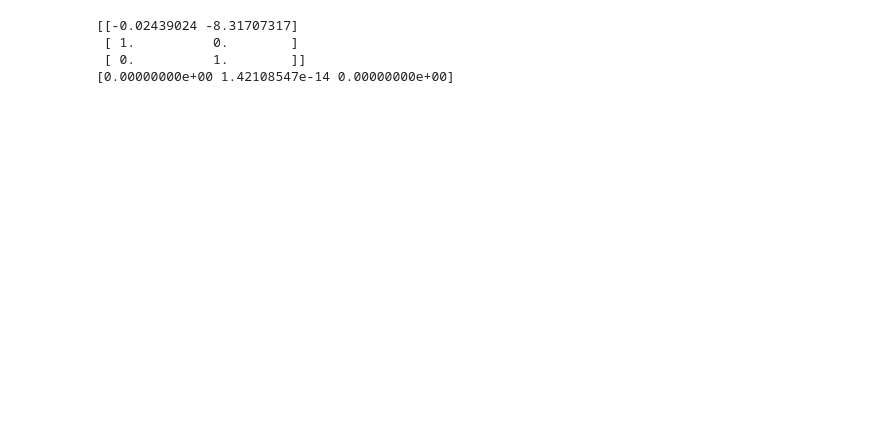
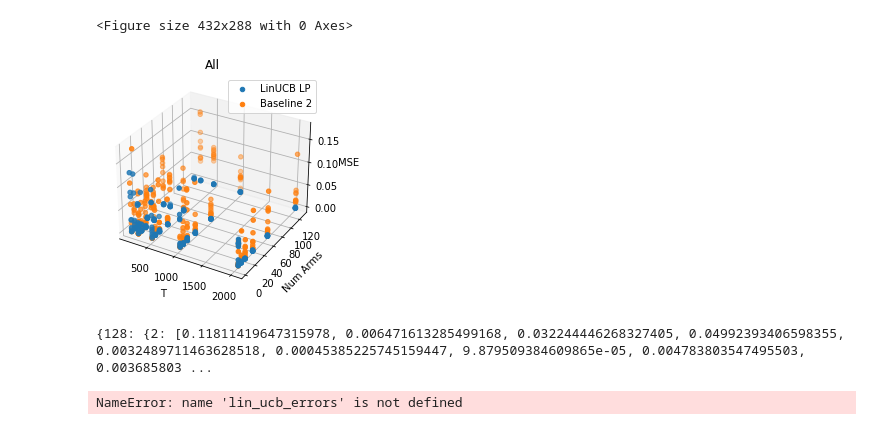
Before and after one commit to EtashGuha/InvLinUCB, a Jupyter notebook: LinUCB.ipynb, the cells around one changed output. Saved outputs shown, nothing was run; the diff lists cells and outputs as text; code cells hidden in the pictures; blank space fills up the shorter version.

```diff
--- a/LinUCB.ipynb
+++ b/LinUCB.ipynb
@@ -339,9 +351,11 @@ def test_Baseline1(theta, action_set, T=1000):
     alg = UCB(action_set, T=T, dim=dim)
     train_alg_UCB(alg, T, theta, oracle)
 
+    t1 = time.time()
     estimate_sample_means = normalize_subopt(Baseline1(alg))
+    t2 = time.time()
 
-    return mean_squared_error(normalize_subopt(alg.sample_means), estimate_sample_means)
+    return mean_squared_error(normalize_subopt(alg.sample_means), estimate_sample_means), t2 - t1
 
 def test_Baseline2(theta, action_set, T=1000):
     dim = theta.shape[-1]
@@ -349,31 +363,35 @@ def test_Baseline2(theta, action_set, T=1000):
     alg = UCB(action_set, T=T, dim=dim)
     train_alg_UCB(alg, T, theta, oracle)
 
+    t1 = time.time()
     estimate_sample_means = normalize_subopt(Baseline2(alg))
-
-    return mean_squared_error(normalize_subopt(alg.sample_means), estimate_sample_means)
+    t2 = time.time()
+    return mean_squared_error(normalize_subopt(alg.sample_means), estimate_sample_means), t2 - t1
 # %%
 def test_UCB(theta, action_set, T=1000):
     dim = theta.shape[-1]
     oracle = Oracle(theta)
     alg = UCB(action_set, T=T, dim=dim)
     train_alg_UCB(alg, T, theta, oracle)
+
+    t1 = time.time()
     lp_vals = normalize_subopt(estimate_ucb_means_lp(alg))
-
-    return mean_squared_error(normalize_subopt(alg.sample_means), lp_vals)
+    t2 = time.time()
+    return mean_squared_error(normalize_subopt(alg.sample_means), lp_vals), t2 - t1
 
 def test_LinUCB(theta, action_set, T=1000):
+
     oracle = Oracle(theta)
     dim = theta.shape[-1]
     alg = LinUCB(action_set, dim=dim, T=T)
 
     train_alg_UCB(alg, T, theta, oracle)
-
+    t1 = time.time()
     true_means = normalize_subopt(action_set @ alg.hat_theta)
     theta_estimate = estimate_linucb_means_lp(alg)
     estimate_means = normalize_subopt(action_set @ theta_estimate)
-
-    return mean_squared_error(true_means, estimate_means)
+    t2 = time.time()
+    return mean_squared_error(true_means, estimate_means), t2 - t1
 # %%
 Ts =  [128, 256, 512, 1024, 2048]
 NumArmss = [2, 8, 16, 32, 64, 128]
@@ -673,17 +554,13 @@ plot_many([linucb_errors, ucb_errors, baseline_2_errors], ["LinUCB LP", "UCB LP"
 # %%
-vec = np.asarray([41,1,341])
-
-def get_orthogonal_matrix(vec):
-    first = np.identity(len(vec) - 1)
-    second = -1 * np.expand_dims(vec[1:], axis=0) / vec[0]
-
-    others = np.concatenate((second, first),axis=0)
-
-    banana = others @ (others.T @ others) @ others.T
-
-    return banana
+plot_many([linucb_errors, baseline_2_errors], ["LinUCB LP", "Baseline 2"], "All", remove_outliers=True)
 # %% [output]
-[[-0.02439024 -8.31707317]
- [ 1.          0.        ]
- [ 0.          1.        ]]
-[0.00000000e+00 1.42108547e-14 0.00000000e+00]
+<Figure size 432x288 with 0 Axes>
+[figure, added]
+# %%
+print(baseline_1_errors)
+# %% [output]
+{128: {2: [0.11811419647315978, 0.006471613285499168, 0.032244446268327405, 0.04992393406598355, 0.0032489711463628518, 0.00045385225745159447, 9.879509384609865e-05, 0.004783803547495503, 0.003685803 ...
+# %%
+print(lin_ucb_errors)
+# %% [output]
+NameError: name 'lin_ucb_errors' is not defined
```
Also changed, not shown: parts of 13 cells of this notebook, 3 other files.
